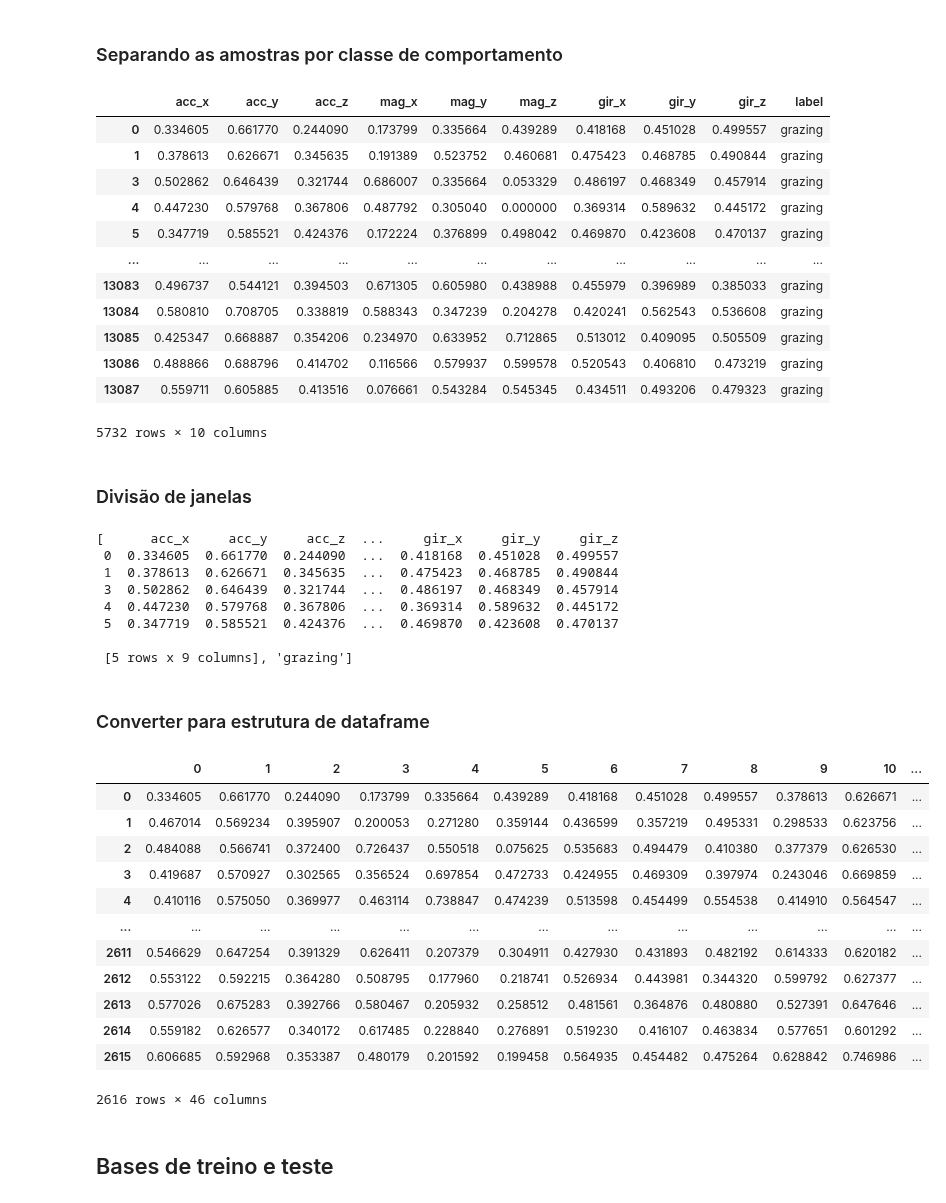
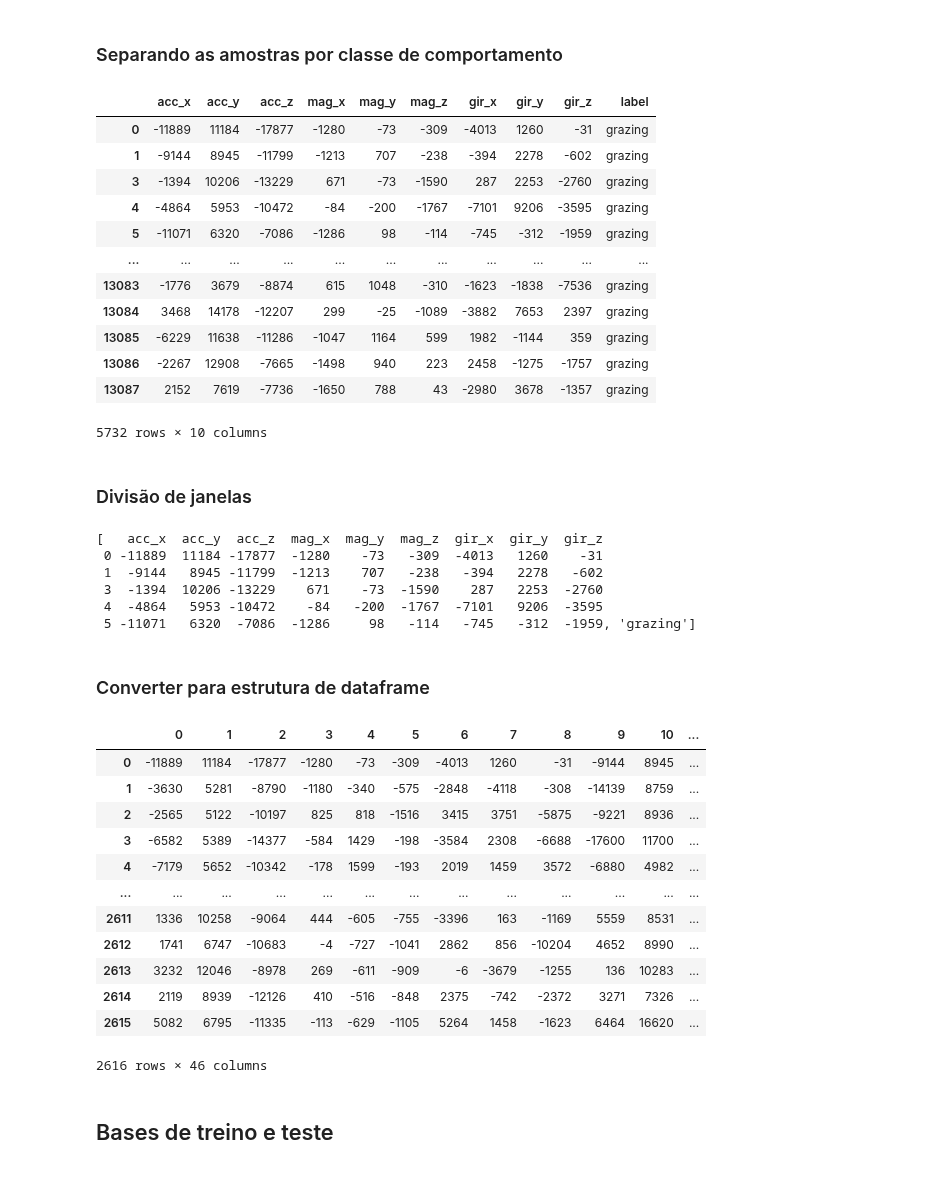
Before and after one commit to andssuu/moncattle, a Jupyter notebook: supervised/notebooks/cnn.ipynb, the cells around one changed output. Saved outputs shown, nothing was run; the diff lists cells and outputs as text; code cells hidden in the pictures.

```diff
--- a/supervised/notebooks/cnn.ipynb
+++ b/supervised/notebooks/cnn.ipynb
@@ -69,12 +80,13 @@ Resolving deltas: 100% (281/281), done.
 # %%
 df = pd.read_csv("moncattle/data/dataset.csv", float_precision='high')
 df_data = df.loc[:, ['acc_x', 'acc_y', 'acc_z', 'mag_x', 'mag_y', 'mag_z', 'gir_x', 'gir_y', 'gir_z', 'label']]
+#df_data = df.loc[:, ['acc_x', 'acc_y', 'acc_z', 'gir_x', 'gir_y', 'gir_z', 'label']]
 #padronização
-df_data.iloc[:, :9] = (df_data.iloc[:, :9] - df_data.iloc[:, :9].min()) / (df_data.iloc[:, :9].max() - df_data.iloc[:, :9].min())
+#df_data.iloc[:, :-1] = (df_data.iloc[:, :-1] - df_data.iloc[:, :-1].min()) / (df_data.iloc[:, :-1].max() - df_data.iloc[:, :-1].min())
+#df_data.iloc[:, :-1] = (2*df_data.iloc[:, :-1])/ 32768. # convert to +-2g
+#df_data.iloc[:, :-1] = (df_data.iloc[:, :-1]+2)/4 #min=-2, max=+2
 #normalization
-# df_data.iloc[:, :9] = (df_data.iloc[:, :9] - df_data.iloc[:, :9].mean()) / df_data.iloc[:, :9].std()
-#df_data = df.iloc[:, 1:10]
-#df_labels = df.iloc[:, -1]
+# df_data.iloc[:, :-1] = (df_data.iloc[:, :-1] - df_data.iloc[:, :-1].mean()) / df_data.iloc[:, :-1].std()
 df_data
 # %% [output]
 |  | acc_x | acc_y | acc_z | mag_x | mag_y | mag_z | gir_x | gir_y | gir_z | label |
@@ -102,17 +114,17 @@ df_walking = df_data[df_data.label=='walking']
 df_grazing
 # %% [output]
 |  | acc_x | acc_y | acc_z | mag_x | mag_y | mag_z | gir_x | gir_y | gir_z | label |
-| 0 | 0.334605 | 0.661770 | 0.244090 | 0.173799 | 0.335664 | 0.439289 | 0.418168 | 0.451028 | 0.499557 | grazing |
-| 1 | 0.378613 | 0.626671 | 0.345635 | 0.191389 | 0.523752 | 0.460681 | 0.475423 | 0.468785 | 0.490844 | grazing |
-| 3 | 0.502862 | 0.646439 | 0.321744 | 0.686007 | 0.335664 | 0.053329 | 0.486197 | 0.468349 | 0.457914 | grazing |
-| 4 | 0.447230 | 0.579768 | 0.367806 | 0.487792 | 0.305040 | 0.000000 | 0.369314 | 0.589632 | 0.445172 | grazing |
-| 5 | 0.347719 | 0.585521 | 0.424376 | 0.172224 | 0.376899 | 0.498042 | 0.469870 | 0.423608 | 0.470137 | grazing |
+| 0 | -11889 | 11184 | -17877 | -1280 | -73 | -309 | -4013 | 1260 | -31 | grazing |
+| 1 | -9144 | 8945 | -11799 | -1213 | 707 | -238 | -394 | 2278 | -602 | grazing |
+| 3 | -1394 | 10206 | -13229 | 671 | -73 | -1590 | 287 | 2253 | -2760 | grazing |
+| 4 | -4864 | 5953 | -10472 | -84 | -200 | -1767 | -7101 | 9206 | -3595 | grazing |
+| 5 | -11071 | 6320 | -7086 | -1286 | 98 | -114 | -745 | -312 | -1959 | grazing |
 | ... | ... | ... | ... | ... | ... | ... | ... | ... | ... | ... |
-| 13083 | 0.496737 | 0.544121 | 0.394503 | 0.671305 | 0.605980 | 0.438988 | 0.455979 | 0.396989 | 0.385033 | grazing |
-| 13084 | 0.580810 | 0.708705 | 0.338819 | 0.588343 | 0.347239 | 0.204278 | 0.420241 | 0.562543 | 0.536608 | grazing |
-| 13085 | 0.425347 | 0.668887 | 0.354206 | 0.234970 | 0.633952 | 0.712865 | 0.513012 | 0.409095 | 0.505509 | grazing |
-| 13086 | 0.488866 | 0.688796 | 0.414702 | 0.116566 | 0.579937 | 0.599578 | 0.520543 | 0.406810 | 0.473219 | grazing |
-| 13087 | 0.559711 | 0.605885 | 0.413516 | 0.076661 | 0.543284 | 0.545345 | 0.434511 | 0.493206 | 0.479323 | grazing |
+| 13083 | -1776 | 3679 | -8874 | 615 | 1048 | -310 | -1623 | -1838 | -7536 | grazing |
+| 13084 | 3468 | 14178 | -12207 | 299 | -25 | -1089 | -3882 | 7653 | 2397 | grazing |
+| 13085 | -6229 | 11638 | -11286 | -1047 | 1164 | 599 | 1982 | -1144 | 359 | grazing |
+| 13086 | -2267 | 12908 | -7665 | -1498 | 940 | 223 | 2458 | -1275 | -1757 | grazing |
+| 13087 | 2152 | 7619 | -7736 | -1650 | 788 | 43 | -2980 | 3678 | -1357 | grazing |
 5732 rows × 10 columns
 # %% [markdown]
 ### Divisão de janelas
@@ -125,33 +137,31 @@ windows += [[df_lying.iloc[w:w+window_size, :-1], 'lying'] for w in range(0, df_
 windows += [[df_walking.iloc[w:w+window_size, :-1], 'walking'] for w in range(0, df_walking.shape[0]-window_size, window_size)]
 windows[0]
 # %% [output]
-[      acc_x     acc_y     acc_z  ...     gir_x     gir_y     gir_z
- 0  0.334605  0.661770  0.244090  ...  0.418168  0.451028  0.499557
- 1  0.378613  0.626671  0.345635  ...  0.475423  0.468785  0.490844
- 3  0.502862  0.646439  0.321744  ...  0.486197  0.468349  0.457914
- 4  0.447230  0.579768  0.367806  ...  0.369314  0.589632  0.445172
- 5  0.347719  0.585521  0.424376  ...  0.469870  0.423608  0.470137
-
- [5 rows x 9 columns], 'grazing']
+[   acc_x  acc_y  acc_z  mag_x  mag_y  mag_z  gir_x  gir_y  gir_z
+ 0 -11889  11184 -17877  -1280    -73   -309  -4013   1260    -31
+ 1  -9144   8945 -11799  -1213    707   -238   -394   2278   -602
+ 3  -1394  10206 -13229    671    -73  -1590    287   2253  -2760
+ 4  -4864   5953 -10472    -84   -200  -1767  -7101   9206  -3595
+ 5 -11071   6320  -7086  -1286     98   -114   -745   -312  -1959, 'grazing']
 # %% [markdown]
 ### Converter para estrutura de dataframe
 # %%
-data = pd.DataFrame([np.array(w[0].values).reshape(45) for w in windows])
+data = pd.DataFrame([np.array(w[0].values).reshape(w[0].size) for w in windows])
 data['label'] = np.array([w[1] for w in windows])
 data
 # %% [output]
 |  | 0 | 1 | 2 | 3 | 4 | 5 | 6 | 7 | 8 | 9 | 10 | ... |
-| 0 | 0.334605 | 0.661770 | 0.244090 | 0.173799 | 0.335664 | 0.439289 | 0.418168 | 0.451028 | 0.499557 | 0.378613 | 0.626671 | ... |
-| 1 | 0.467014 | 0.569234 | 0.395907 | 0.200053 | 0.271280 | 0.359144 | 0.436599 | 0.357219 | 0.495331 | 0.298533 | 0.623756 | ... |
-| 2 | 0.484088 | 0.566741 | 0.372400 | 0.726437 | 0.550518 | 0.075625 | 0.535683 | 0.494479 | 0.410380 | 0.377379 | 0.626530 | ... |
-| 3 | 0.419687 | 0.570927 | 0.302565 | 0.356524 | 0.697854 | 0.472733 | 0.424955 | 0.469309 | 0.397974 | 0.243046 | 0.669859 | ... |
-| 4 | 0.410116 | 0.575050 | 0.369977 | 0.463114 | 0.738847 | 0.474239 | 0.513598 | 0.454499 | 0.554538 | 0.414910 | 0.564547 | ... |
+| 0 | -11889 | 11184 | -17877 | -1280 | -73 | -309 | -4013 | 1260 | -31 | -9144 | 8945 | ... |
+| 1 | -3630 | 5281 | -8790 | -1180 | -340 | -575 | -2848 | -4118 | -308 | -14139 | 8759 | ... |
+| 2 | -2565 | 5122 | -10197 | 825 | 818 | -1516 | 3415 | 3751 | -5875 | -9221 | 8936 | ... |
+| 3 | -6582 | 5389 | -14377 | -584 | 1429 | -198 | -3584 | 2308 | -6688 | -17600 | 11700 | ... |
+| 4 | -7179 | 5652 | -10342 | -178 | 1599 | -193 | 2019 | 1459 | 3572 | -6880 | 4982 | ... |
 | ... | ... | ... | ... | ... | ... | ... | ... | ... | ... | ... | ... | ... |
-| 2611 | 0.546629 | 0.647254 | 0.391329 | 0.626411 | 0.207379 | 0.304911 | 0.427930 | 0.431893 | 0.482192 | 0.614333 | 0.620182 | ... |
-| 2612 | 0.553122 | 0.592215 | 0.364280 | 0.508795 | 0.177960 | 0.218741 | 0.526934 | 0.443981 | 0.344320 | 0.599792 | 0.627377 | ... |
-| 2613 | 0.577026 | 0.675283 | 0.392766 | 0.580467 | 0.205932 | 0.258512 | 0.481561 | 0.364876 | 0.480880 | 0.527391 | 0.647646 | ... |
-| 2614 | 0.559182 | 0.626577 | 0.340172 | 0.617485 | 0.228840 | 0.276891 | 0.519230 | 0.416107 | 0.463834 | 0.577651 | 0.601292 | ... |
-| 2615 | 0.606685 | 0.592968 | 0.353387 | 0.480179 | 0.201592 | 0.199458 | 0.564935 | 0.454482 | 0.475264 | 0.628842 | 0.746986 | ... |
+| 2611 | 1336 | 10258 | -9064 | 444 | -605 | -755 | -3396 | 163 | -1169 | 5559 | 8531 | ... |
+| 2612 | 1741 | 6747 | -10683 | -4 | -727 | -1041 | 2862 | 856 | -10204 | 4652 | 8990 | ... |
+| 2613 | 3232 | 12046 | -8978 | 269 | -611 | -909 | -6 | -3679 | -1255 | 136 | 10283 | ... |
+| 2614 | 2119 | 8939 | -12126 | 410 | -516 | -848 | 2375 | -742 | -2372 | 3271 | 7326 | ... |
+| 2615 | 5082 | 6795 | -11335 | -113 | -629 | -1105 | 5264 | 1458 | -1623 | 6464 | 16620 | ... |
 2616 rows × 46 columns
 # %% [markdown]
 ## Bases de treino e teste
```
Also changed, not shown: parts of 42 cells of this notebook.
